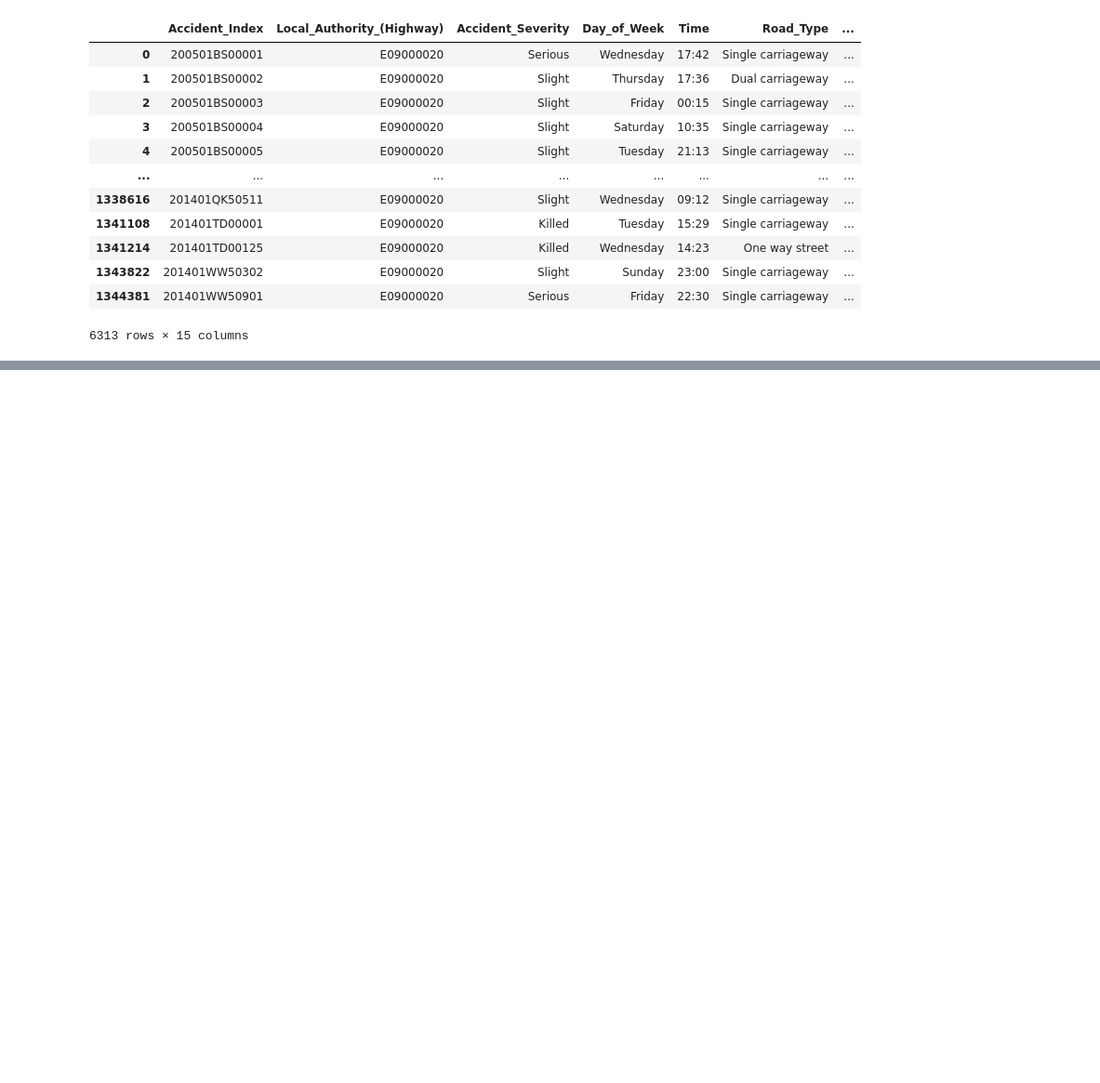
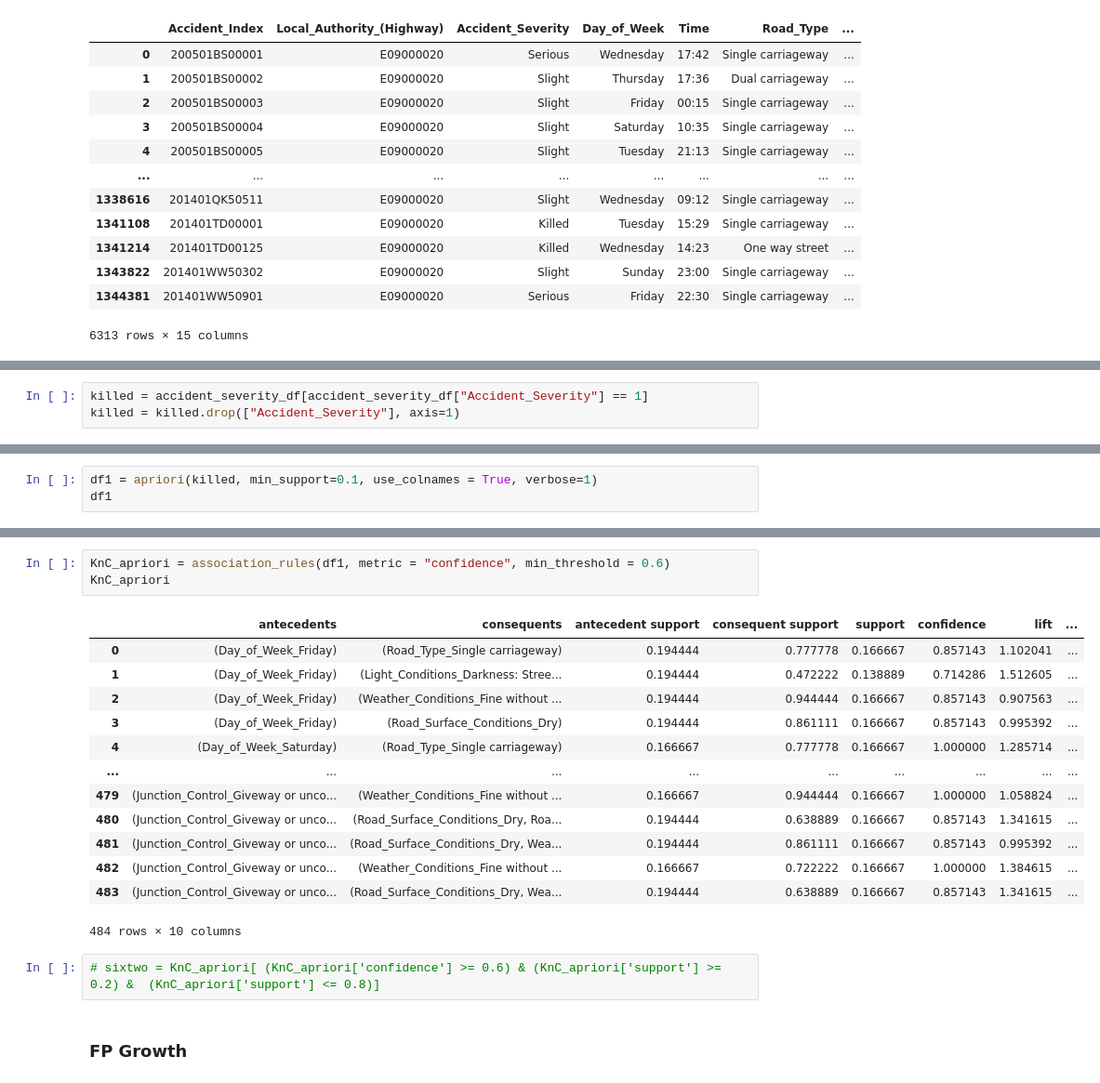
Before and after one commit to kdrercn/UK_accidents, a Jupyter notebook: accidents_algorithms.ipynb, the cells around one changed output, grey strips where cells are left out. Shown at 93% size. Drawn from its saved outputs; the diff is of its cells as text; blank space fills up the shorter version.

```diff
--- a/accidents_algorithms.ipynb
+++ b/accidents_algorithms.ipynb
@@ -76,0 +265,3 @@ KnC
+# %%
+killed = accident_severity_df[accident_severity_df["Accident_Severity"] == 1]
+killed = killed.drop(["Accident_Severity"], axis=1)
@@ -76,0 +278,3 @@ KnC
+# %%
+df1 = apriori(killed, min_support=0.1, use_colnames = True, verbose=1)
+df1
@@ -76,0 +296,21 @@ KnC
+# %%
+KnC_apriori = association_rules(df1, metric = "confidence", min_threshold = 0.6)
+KnC_apriori
+# %% [output]
+|  | antecedents | consequents | antecedent support | consequent support | support | confidence | lift | ... |
+| 0 | (Day_of_Week_Friday) | (Road_Type_Single carriageway) | 0.194444 | 0.777778 | 0.166667 | 0.857143 | 1.102041 | ... |
+| 1 | (Day_of_Week_Friday) | (Light_Conditions_Darkness: Stree... | 0.194444 | 0.472222 | 0.138889 | 0.714286 | 1.512605 | ... |
+| 2 | (Day_of_Week_Friday) | (Weather_Conditions_Fine without ... | 0.194444 | 0.944444 | 0.166667 | 0.857143 | 0.907563 | ... |
+| 3 | (Day_of_Week_Friday) | (Road_Surface_Conditions_Dry) | 0.194444 | 0.861111 | 0.166667 | 0.857143 | 0.995392 | ... |
+| 4 | (Day_of_Week_Saturday) | (Road_Type_Single carriageway) | 0.166667 | 0.777778 | 0.166667 | 1.000000 | 1.285714 | ... |
+| ... | ... | ... | ... | ... | ... | ... | ... | ... |
+| 479 | (Junction_Control_Giveway or unco... | (Weather_Conditions_Fine without ... | 0.166667 | 0.944444 | 0.166667 | 1.000000 | 1.058824 | ... |
+| 480 | (Junction_Control_Giveway or unco... | (Road_Surface_Conditions_Dry, Roa... | 0.194444 | 0.638889 | 0.166667 | 0.857143 | 1.341615 | ... |
+| 481 | (Junction_Control_Giveway or unco... | (Road_Surface_Conditions_Dry, Wea... | 0.194444 | 0.861111 | 0.166667 | 0.857143 | 0.995392 | ... |
+| 482 | (Junction_Control_Giveway or unco... | (Weather_Conditions_Fine without ... | 0.166667 | 0.722222 | 0.166667 | 1.000000 | 1.384615 | ... |
+| 483 | (Junction_Control_Giveway or unco... | (Road_Surface_Conditions_Dry, Wea... | 0.194444 | 0.638889 | 0.166667 | 0.857143 | 1.341615 | ... |
+484 rows × 10 columns
+# %%
+# sixtwo = KnC_apriori[ (KnC_apriori['confidence'] >= 0.6) & (KnC_apriori['support'] >= 0.2) &  (KnC_apriori['support'] <= 0.8)]
+# %% [markdown]
+### FP Growth
```
Also changed, not shown: parts of 36 cells of this notebook, 5 other files.
